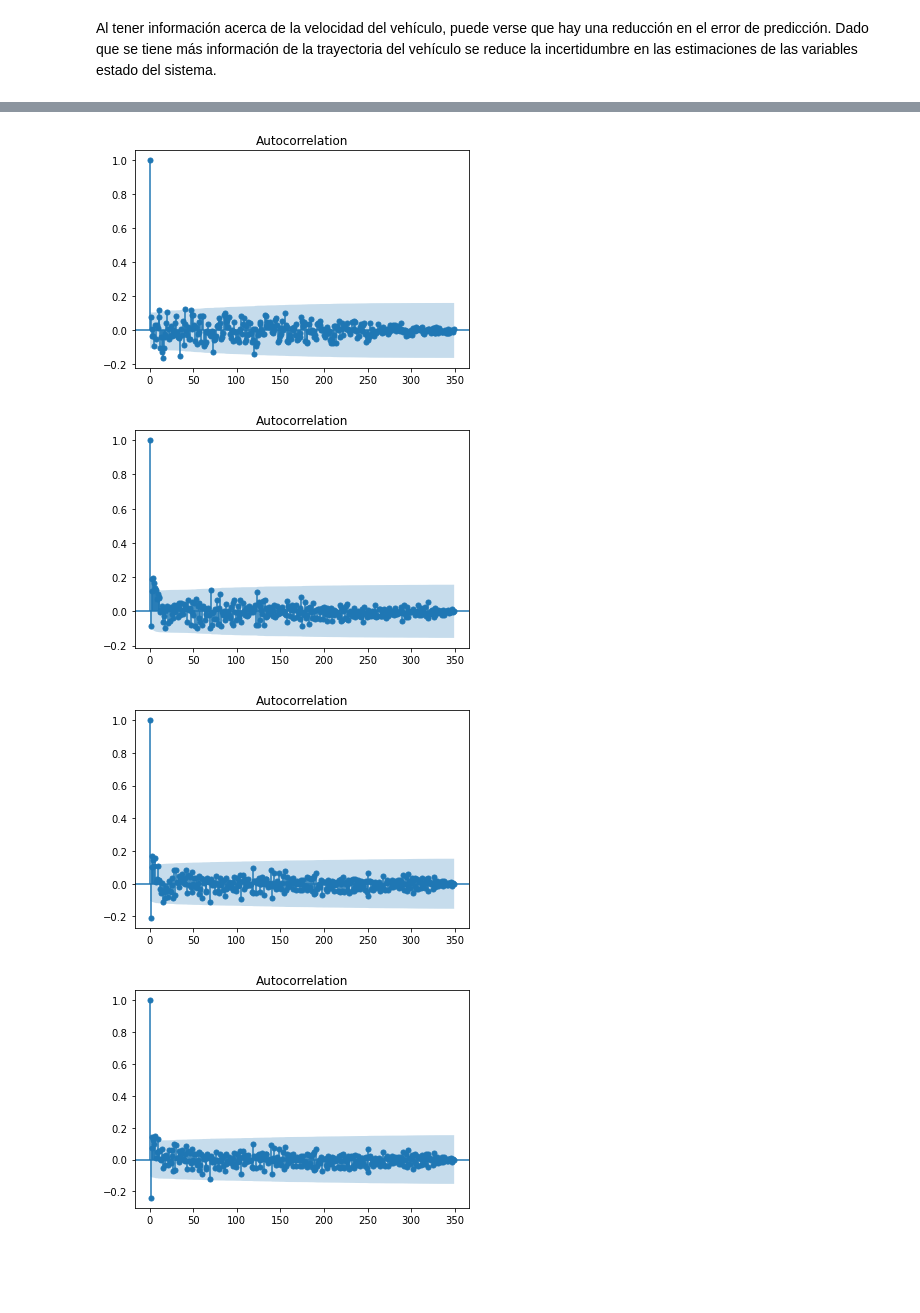
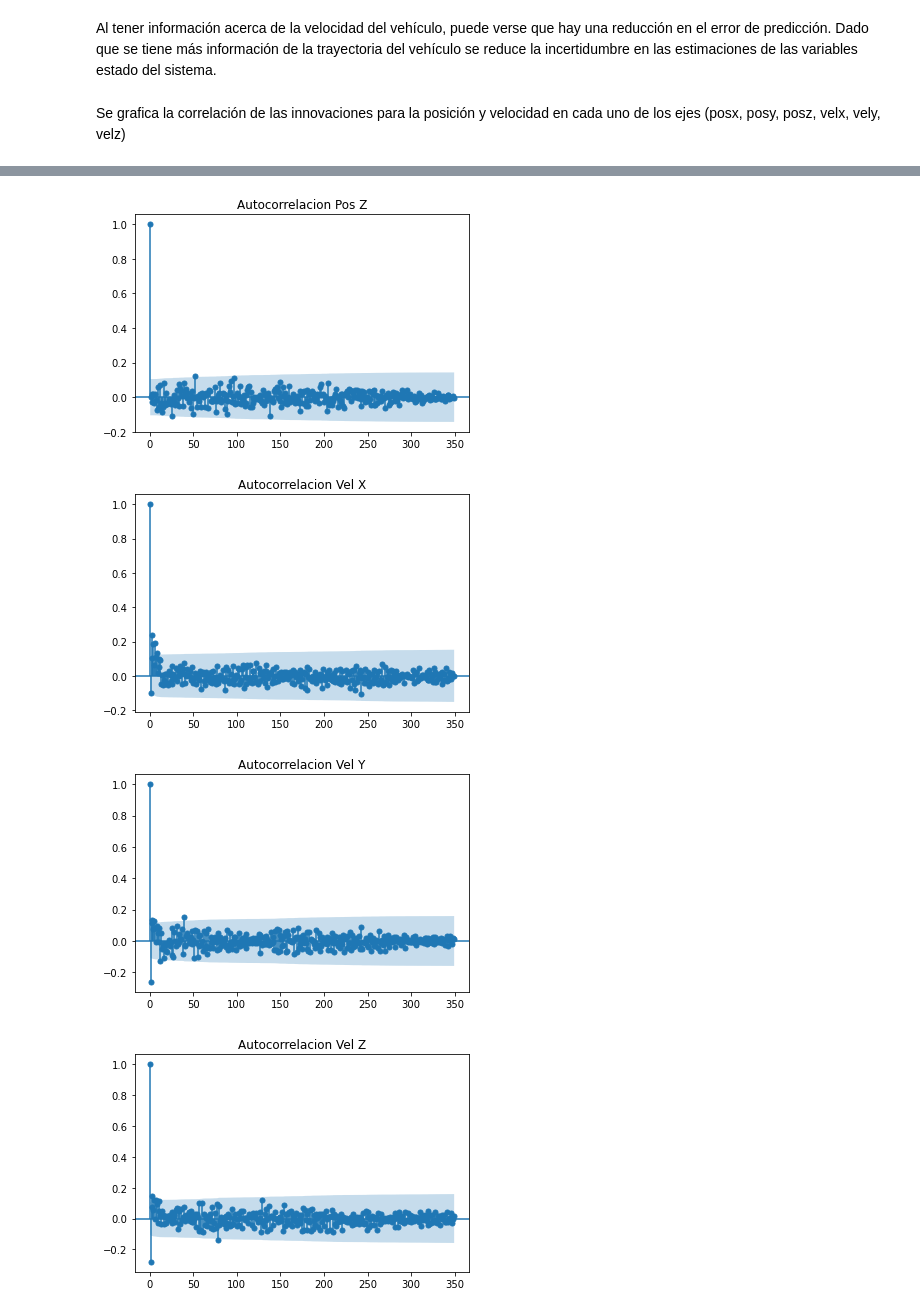
Before and after one commit to GonzaloRomeroR/Kalman-Filter, a Jupyter notebook: TP.ipynb, the cells around one changed output, grey strips where cells are left out. Drawn from its saved outputs; the diff is of its cells as text; code cells hidden in the pictures; blank space fills up the shorter version.

```diff
--- a/TP.ipynb
+++ b/TP.ipynb
@@ -430,6 +429,6 @@ Se grafica la correlación de las innovaciones para la posición en cada uno de
 # %%
 from statsmodels.graphics.tsaplots import plot_acf
-
+labels = ["Pos X", "Pos Y", "Pos Z"]
 for i in range(np.array(e_list).shape[1]):
-    _ = plot_acf(np.array(e_list)[:,i], lags=np.array(e_list).shape[0] - 1 )
+    _ = plot_acf(np.array(e_list)[:,i], lags=np.array(e_list).shape[0] - 1, title="Autocorrelacion " + labels[i] )
 # %% [output]
@@ -501,6 +507,6 @@ plot_pk(P_posteriori_list_u, P_priori_list_u)
 # %%
 from statsmodels.graphics.tsaplots import plot_acf
-
-for i in range(np.array(e_list_u).shape[1]):
-    _ = plot_acf(np.array(e_list_u)[:,i], lags=np.array(e_list_u).shape[0] - 1 )
+labels = ["Pos X", "Pos Y", "Pos Z"]
+for i in range(np.array(e_list).shape[1]):
+    _ = plot_acf(np.array(e_list)[:,i], lags=np.array(e_list_u).shape[0] - 1, title="Autocorrelacion " + labels[i] )
 # %% [output]
@@ -540,8 +546,8 @@ for i in range(position.shape[0] - 1):
     K = P_priori.dot(CV.T).dot(np.linalg.inv(R + CV.dot(P_priori).dot(CV.T)))
 
     # En este caso se mide tanto posicion como velocidad
-    y_x = position[i] + np.random.normal(0, 10)
-    y_xp = velocity[i] + np.random.normal(0, 0.2)
+    y_x = position[i] + np.random.normal(0, 10, size=(3,))
+    y_xp = velocity[i] + np.random.normal(0, 0.2, size=(3,))
 
     y_k = np.concatenate((y_x, y_xp))
     x_posteriori = x_priori + K.dot(y_k - CV.dot(x_priori))
@@ -592,6 +596,9 @@ Se grafica la correlación de las innovaciones para la posición y velocidad en
+# %% [markdown]
+Se grafica la correlación de las innovaciones para la posición y velocidad en cada uno de los ejes (posx, posy, posz, velx, vely, velz)
 # %%
 from statsmodels.graphics.tsaplots import plot_acf
 
+labels = ["Pos X", "Pos Y", "Pos Z", "Vel X", "Vel Y", "Vel Z"]
 for i in range(np.array(e_list_v).shape[1]):
-    _ = plot_acf(np.array(e_list_v)[:,i], lags=np.array(e_list_v).shape[0] - 1 )
+    _ = plot_acf(np.array(e_list_v)[:,i], lags=np.array(e_list_v).shape[0] - 1, title="Autocorrelacion " + labels[i]  )
 # %% [output]
@@ -600,4 +607,4 @@ for i in range(np.array(e_list_v).shape[1]):
-[figure, old version]
+[figure, new version]
-[figure, old version]
+[figure, new version]
-[figure, old version]
+[figure, new version]
-[figure, old version]
+[figure, new version]
```
Also changed, not shown: parts of 25 cells of this notebook.
